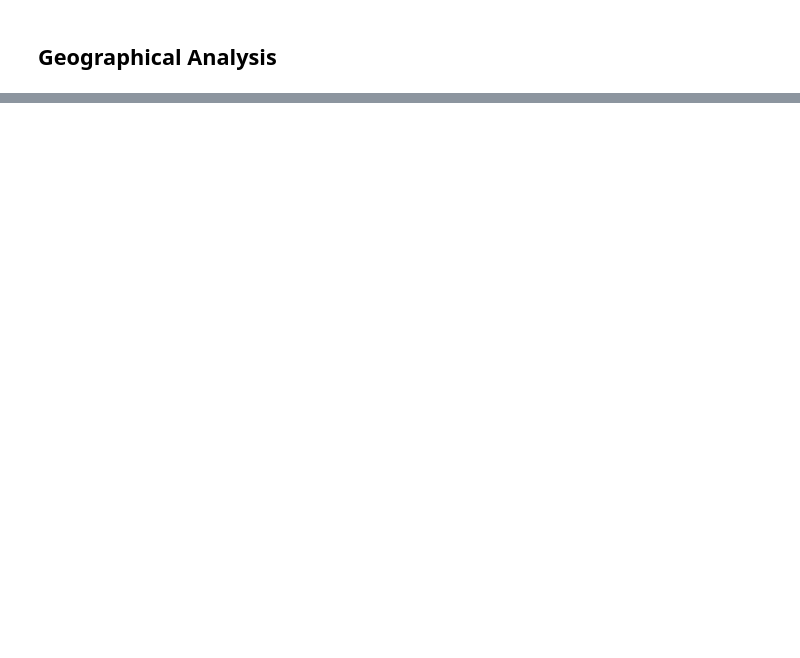
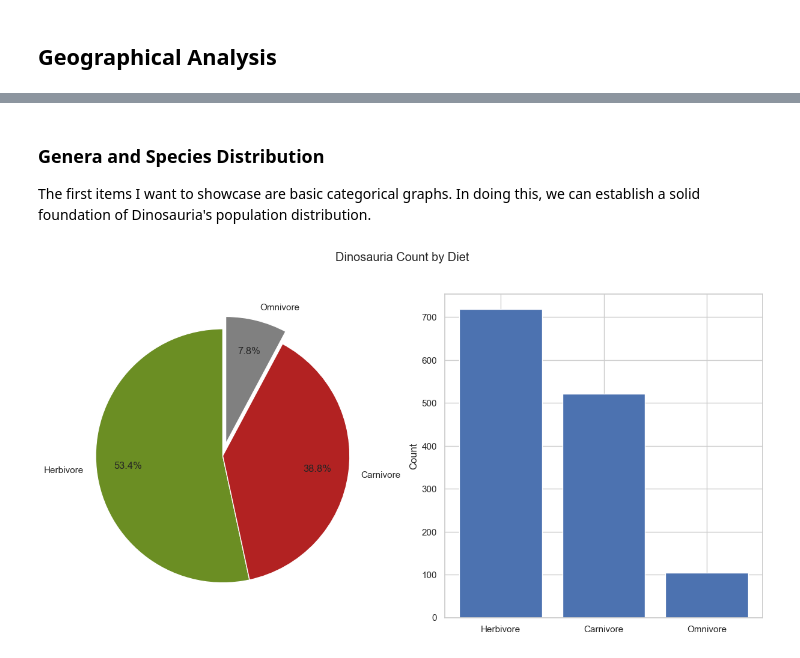
Before and after one commit to vgedejer/Paleo-Analysis, a Jupyter notebook: notebooks/dino_visualization.ipynb, the cells around one changed output, grey strips where cells are left out. Saved outputs shown, nothing was run; the diff lists cells and outputs as text; code cells hidden in the pictures; blank space fills up the shorter version.

```diff
--- a/notebooks/dino_visualization.ipynb
+++ b/notebooks/dino_visualization.ipynb
@@ -44,0 +54,31 @@ plt.show()
+# %% [markdown]
+### **Genera and Species Distribution**
+The first items I want to showcase are basic categorical graphs. In doing this, we can establish a solid foundation of Dinosauria's population distribution.
+# %%
+
+sb.set_theme(style='whitegrid')
+fig, (ax1, ax2) = plt.subplots(1, 2, figsize=(15, 7))
+
+# Modify the Genus dataframe in the other notebook to fix the omnivore, piscivore, and insectivore
+diet_data = genus['Diet'].value_counts(dropna=True).to_dict()
+
+colors=['olivedrab', 'firebrick', 'gray']
+
+for i in diet_data:
+
+    if 'omnivore' in i:
+        diet_data['Omnivore'] += diet_data[i]
+        diet_data[i] = 0
+
+    elif 'Piscivore' in i or 'insectivore' in i:
+        diet_data['Carnivore'] += diet_data[i]
+        diet_data[i] = 0
+
+diet_data = { k:v for k,v in diet_data.items() if v>0 }
+
+ax1.pie(x=diet_data.values(), labels=diet_data.keys(),  autopct='%1.1f%%', explode=(0,0,0.1), pctdistance=0.75, colors=['olivedrab', 'firebrick', 'gray'], startangle=90);
+ax2.bar(x=diet_data.keys(), height=diet_data.values());
+ax2.set_ylabel('Count')
+fig.suptitle("Dinosauria Count by Diet");
+# %% [output]
+[figure, added]
```
Also changed, not shown: parts of 2 cells of this notebook, 3 other files.
